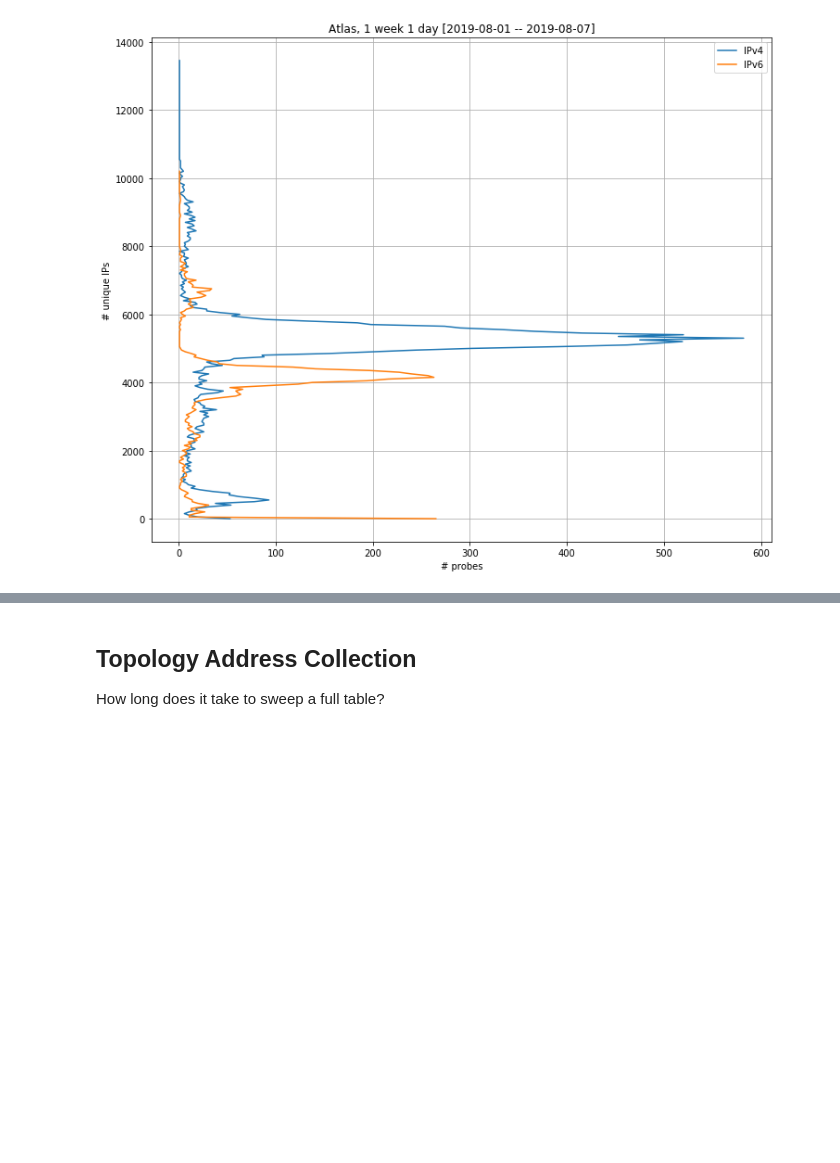
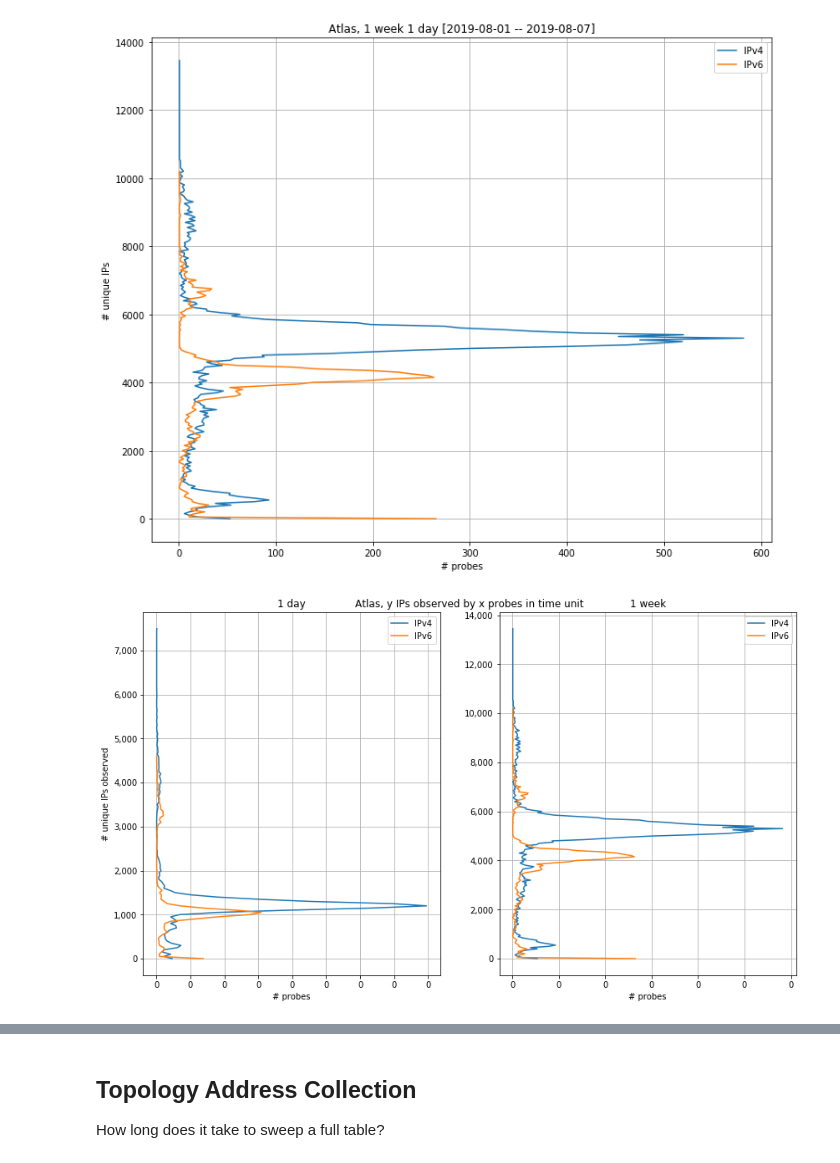
Before and after one commit to sdstrowes/atlascomparison, a Jupyter notebook: atlas.ipynb, the cells around one changed output, grey strips where cells are left out. Drawn from its saved outputs; the diff is of its cells as text; code cells hidden in the pictures; blank space fills up the shorter version.

Commit message:
make addr/ip correlation plot prettier, and also one plot

```diff
--- a/atlas.ipynb
+++ b/atlas.ipynb
@@ -528,3 +528,69 @@ ax.legend(loc='best')
 # %% [output]
 <matplotlib.legend.Legend at 0x...>
 [figure]
+# %%
+import arrow
+import numpy as np
+import matplotlib as mplotlib
+import matplotlib.pyplot as plt
+plt.rcParams['figure.figsize'] = [14, 8]
+fig, ax = plt.subplots()
+#ax.axis('off')
+ax.spines['top'].set_color('none')
+ax.spines['bottom'].set_color('none')
+ax.spines['left'].set_color('none')
+ax.spines['right'].set_color('none')
+ax.tick_params(labelcolor='w', which='both', top='off', bottom='off', left='off', right='off', length=0)
+#ax.get_yaxis().set_visible(False)
+#ax.get_xaxis().set_visible(False)
+ax.set_title("Atlas, y IPs observed by x probes in time unit")
+
+#ticks = np.arange(0, 604800, 43200)
+
+# ----------------------------------------------------------------------------------
+ax1 = fig.add_subplot(1,2,1)
+#ax1.set_xticks(ticks)
+ax1.grid(True)
+#ax1.set_xlabel('Hours since 2019-08-01T00:00:00')
+ax1.set_title("1 day")
+ax1.set_xlabel('# probes')
+ax1.get_xaxis().set_major_formatter(
+    mplotlib.ticker.FuncFormatter(lambda x, p: format(int(x/3600), ','))
+)
+ax1.get_yaxis().set_major_formatter(
+    mplotlib.ticker.FuncFormatter(lambda y, p: format(int(y), ','))
+)
+# Set top of plot and draw horizontal line
+#plt.plot(v4_topology_addr_first_seen['ts_delta'], v4_topology_addr_first_seen['total'], label="Cumulative IPv4 count")
+for af in [4, 6]:
+        grp   = atlas_ip_prb_distrib_day[(atlas_ip_prb_distrib_day['af'] == af)]
+        label = "IPv" + str(af)
+        plt.plot(grp['num_prbs'], grp['num_ips'], label=label)
+ax1.legend(loc='best')
+
+# ----------------------------------------------------------------------------------
+ax2 = fig.add_subplot(1,2,2)
+#ax2.set_xticks(ticks)
+ax2.grid(True)
+ax2.set_xlabel('# probes')
+ax2.set_title("1 week")
+ax2.get_xaxis().set_major_formatter(
+    mplotlib.ticker.FuncFormatter(lambda x, p: format(int(x/3600), ','))
+)
+ax2.get_yaxis().set_major_formatter(
+    mplotlib.ticker.FuncFormatter(lambda y, p: format(int(y), ','))
+)
+
+#plt.plot(v6_topology_addr_first_seen['ts_delta'], v6_topology_addr_first_seen['total'], label="Cumulative IPv6 count")
+for af in [4, 6]:
+        grp   = atlas_ip_prb_distrib_week[(atlas_ip_prb_distrib_week['af'] == af)]
+        label = "IPv" + str(af)
+        plt.plot(grp['num_prbs'], grp['num_ips'], label=label)
+ax2.legend(loc='best')
+
+ax1.set_ylabel('# unique IPs observed')
+plt.show()
+
+v4_topology_addr_first_seen.head(20)
+# %% [output]
+[figure, added]
```
Also changed, not shown: parts of 2 cells of this notebook.
